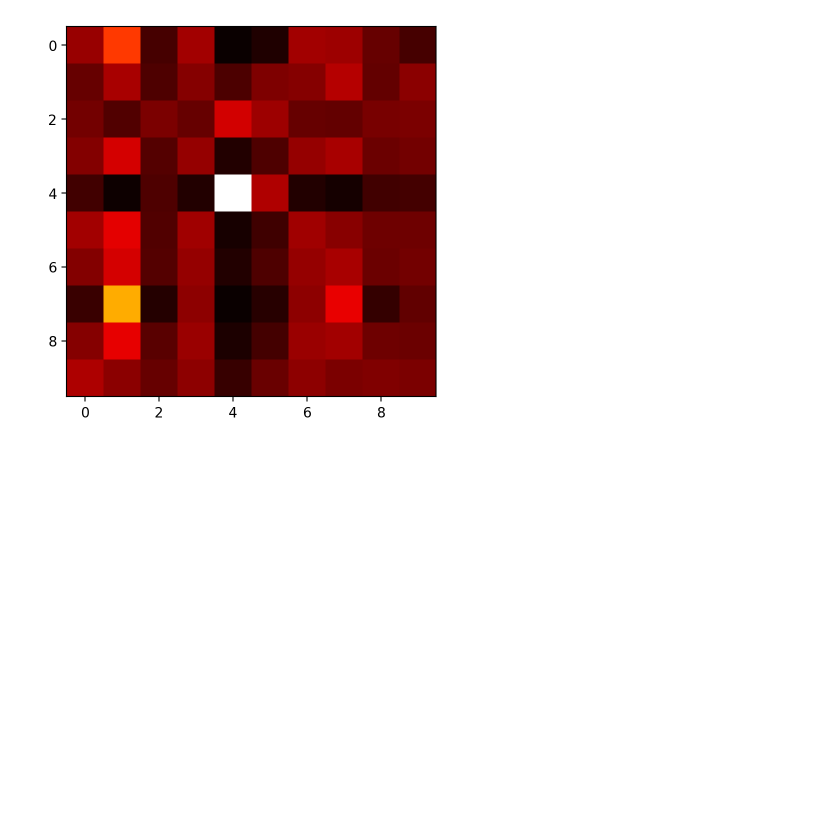
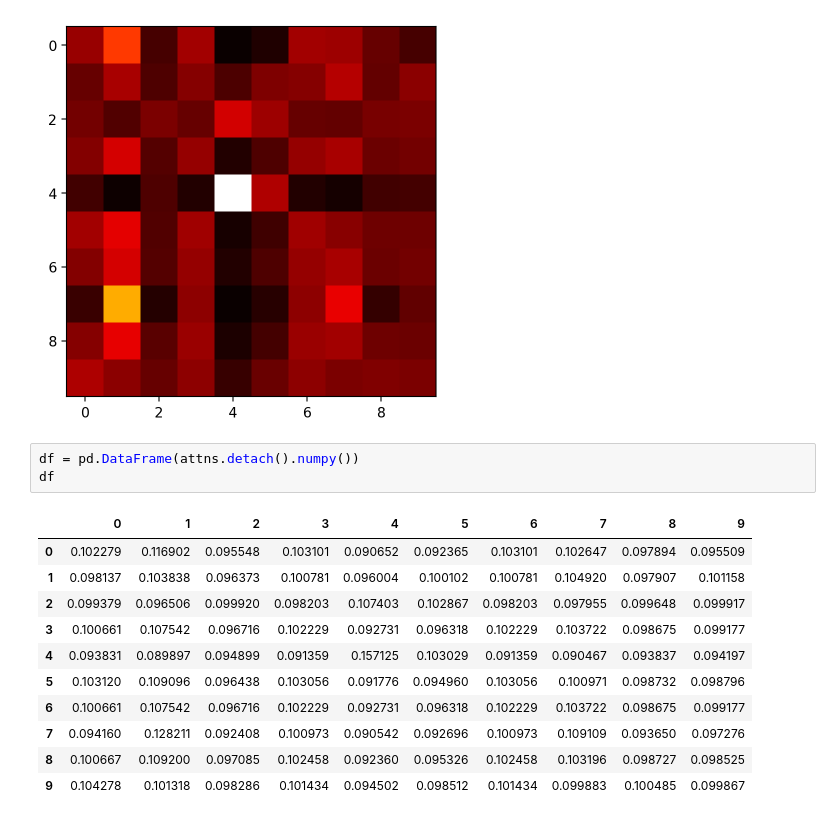
Before and after one commit to nipunbatra/blog, a Jupyter notebook: posts/2024-attention.ipynb, the cells around one changed output. Drawn from its saved outputs; the diff is of its cells as text; blank space fills up the shorter version.

```diff
--- a/posts/2024-attention.ipynb
+++ b/posts/2024-attention.ipynb
@@ -265,3 +265,18 @@ plt.imshow(attns.detach().numpy(), cmap='hot', interpolation='nearest')
 # %% [output]
 <matplotlib.image.AxesImage at 0x...>
 [figure]
+# %%
+df = pd.DataFrame(attns.detach().numpy())
+df
+# %% [output]
+|  | 0 | 1 | 2 | 3 | 4 | 5 | 6 | 7 | 8 | 9 |
+| 0 | 0.102279 | 0.116902 | 0.095548 | 0.103101 | 0.090652 | 0.092365 | 0.103101 | 0.102647 | 0.097894 | 0.095509 |
+| 1 | 0.098137 | 0.103838 | 0.096373 | 0.100781 | 0.096004 | 0.100102 | 0.100781 | 0.104920 | 0.097907 | 0.101158 |
+| 2 | 0.099379 | 0.096506 | 0.099920 | 0.098203 | 0.107403 | 0.102867 | 0.098203 | 0.097955 | 0.099648 | 0.099917 |
+| 3 | 0.100661 | 0.107542 | 0.096716 | 0.102229 | 0.092731 | 0.096318 | 0.102229 | 0.103722 | 0.098675 | 0.099177 |
+| 4 | 0.093831 | 0.089897 | 0.094899 | 0.091359 | 0.157125 | 0.103029 | 0.091359 | 0.090467 | 0.093837 | 0.094197 |
+| 5 | 0.103120 | 0.109096 | 0.096438 | 0.103056 | 0.091776 | 0.094960 | 0.103056 | 0.100971 | 0.098732 | 0.098796 |
+| 6 | 0.100661 | 0.107542 | 0.096716 | 0.102229 | 0.092731 | 0.096318 | 0.102229 | 0.103722 | 0.098675 | 0.099177 |
+| 7 | 0.094160 | 0.128211 | 0.092408 | 0.100973 | 0.090542 | 0.092696 | 0.100973 | 0.109109 | 0.093650 | 0.097276 |
+| 8 | 0.100667 | 0.109200 | 0.097085 | 0.102458 | 0.092360 | 0.095326 | 0.102458 | 0.103196 | 0.098727 | 0.098525 |
+| 9 | 0.104278 | 0.101318 | 0.098286 | 0.101434 | 0.094502 | 0.098512 | 0.101434 | 0.099883 | 0.100485 | 0.099867 |
```
Also changed, not shown: parts of 3 cells of this notebook, 1 other file.
